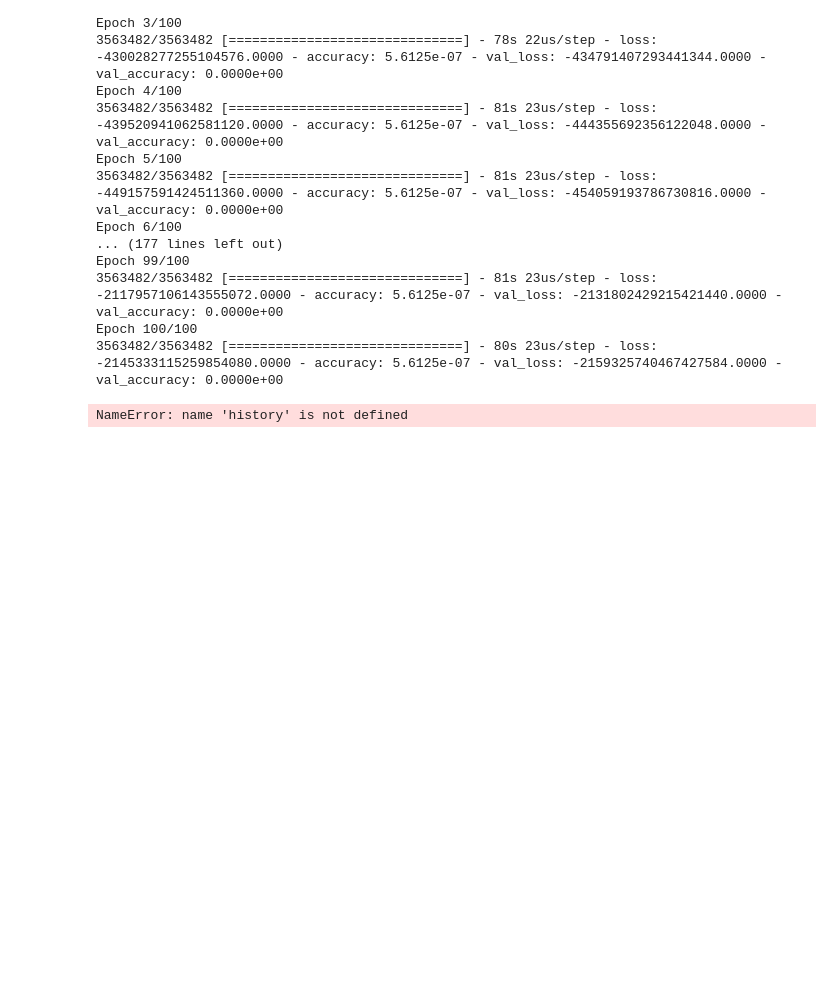
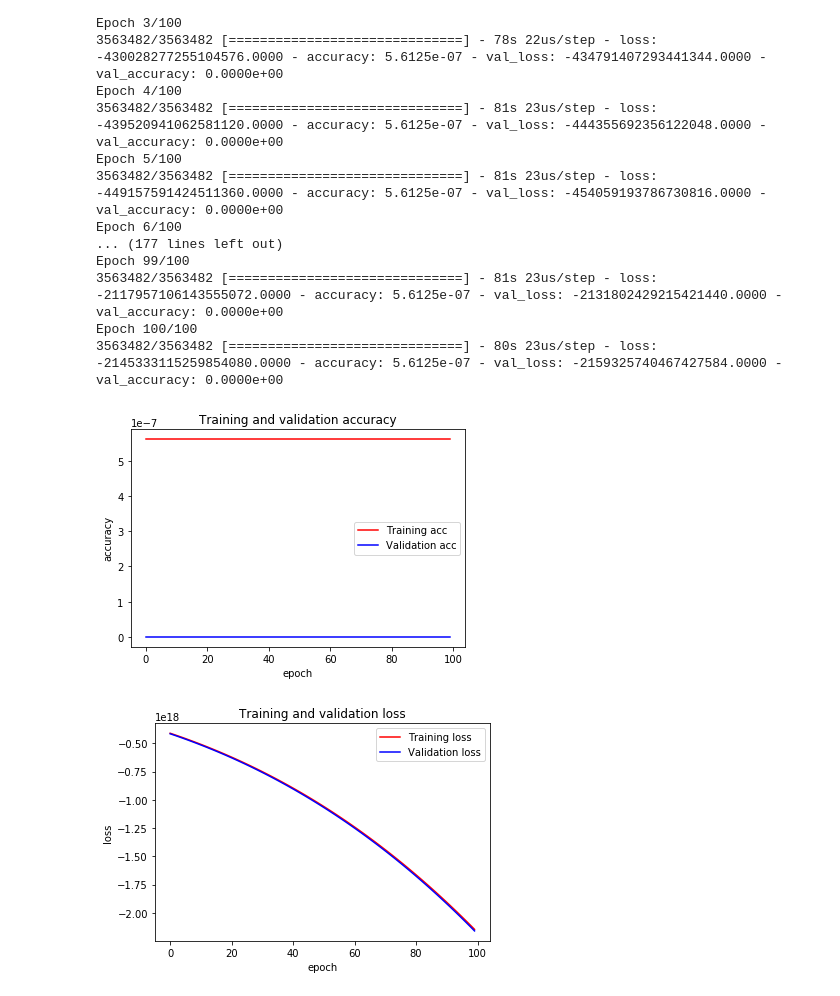
Before and after one commit to imamun93/Molecular_Properties, a Jupyter notebook: SimpleNeuralNetwork.ipynb, the cells around one changed output. Drawn from its saved outputs; the diff is of its cells as text; code cells hidden in the pictures; blank space fills up the shorter version.

Commit message:
accuracy check
checked for accuracy. must choose a different optimizer as this one is just bad

```diff
--- a/SimpleNeuralNetwork.ipynb
+++ b/SimpleNeuralNetwork.ipynb
@@ -535,24 +535,25 @@ Epoch 100/100
 3563482/3563482 [==============================] - 80s 23us/step - loss: -2145333115259854080.0000 - accuracy: 5.6125e-07 - val_loss: -2159325740467427584.0000 - val_accuracy: 0.0000e+00
 # %%
 #Graphing our training and validation
-acc = history['accuracy']
-val_acc = model.fit['val_accuracy']
-loss =model.fit['loss']
-val_loss = model.fit['val_loss']
+acc = history.history['accuracy']
+val_acc = history.history['val_accuracy']
+loss = history.history['loss']
+val_loss = history.history['val_loss']
 epochs = range(len(acc))
 plt.plot(epochs, acc, 'r', label='Training acc')
 plt.plot(epochs, val_acc, 'b', label='Validation acc')
 plt.title('Training and validation accuracy')
 plt.ylabel('accuracy')
 plt.xlabel('epoch')
 plt.legend()
 plt.figure()
 plt.plot(epochs, loss, 'r', label='Training loss')
 plt.plot(epochs, val_loss, 'b', label='Validation loss')
 plt.title('Training and validation loss')
 plt.ylabel('loss')
 plt.xlabel('epoch')
 plt.legend()
 plt.show()
 # %% [output]
-NameError: name 'history' is not defined
+[figure, added]
+[figure, added]
```
